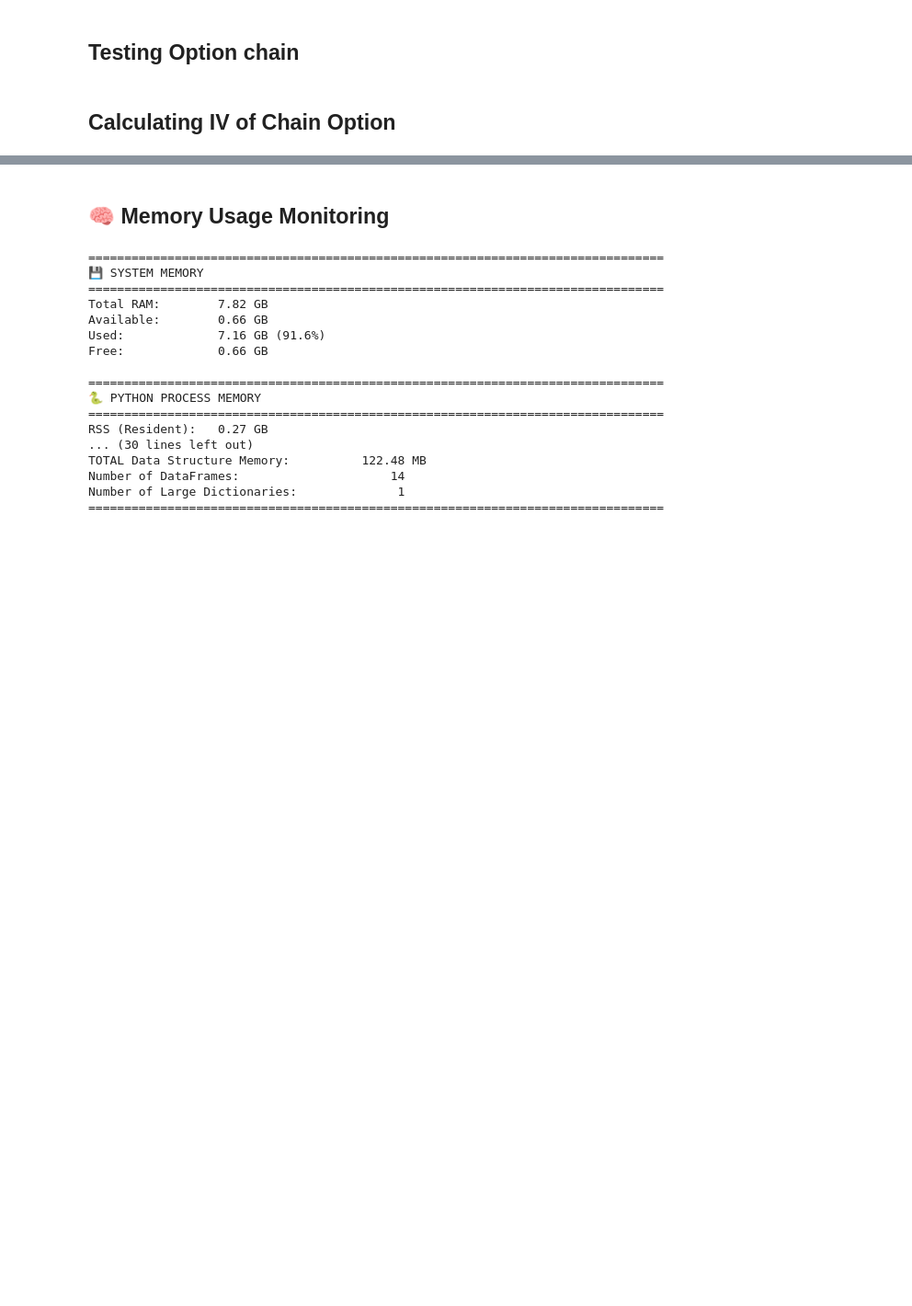
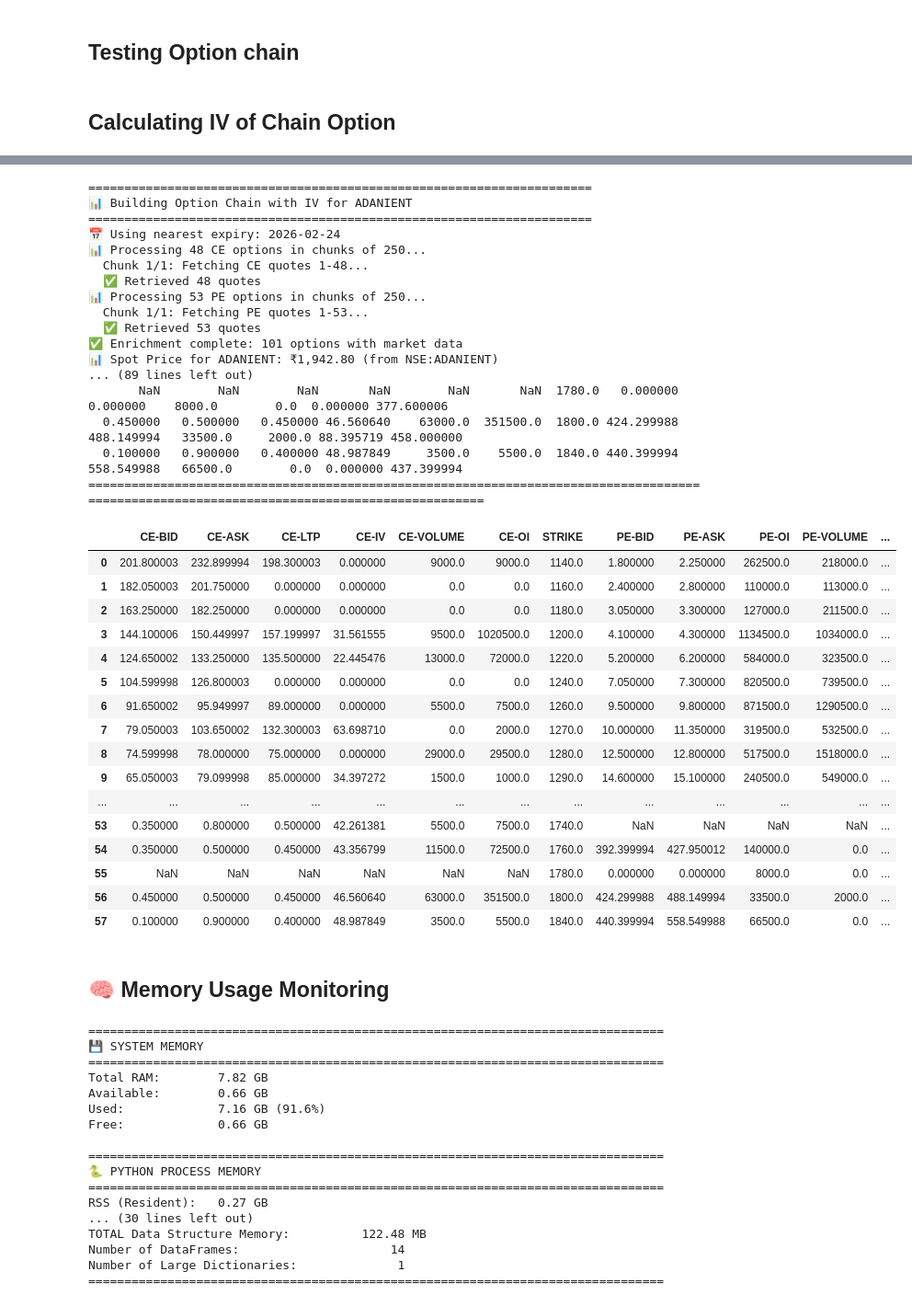
Before and after one commit to sathyakumarnandakumar-cmyk/project-pykite, a Jupyter notebook: tests.ipynb, the cells around one changed output, grey strips where cells are left out. Shown at 92% size. Cells and saved outputs as stored; diff of their text form; code cells hidden in the pictures; blank space fills up the shorter version.

```diff
--- a/tests.ipynb
+++ b/tests.ipynb
@@ -1150,3 +1570,49 @@ SyntaxError: expected 'except' or 'finally' block (2496794002.py, line 15)
+# %%
+# Method 1: Full workflow (recommended)
+chain = get_option_chain_with_iv('ADANIENT')
+chain = get_option_chain_with_iv('NIFTY', expiry='2026-02-06')
+
+# Method 2: Add IV to existing enriched chain
+chain = build_option_chain('RELIANCE', enrich=True)
+chain = calculate_iv_vollib(chain, 'RELIANCE')
+
+# Display with professional format
+show_chain(chain, 'ADANIENT')
+# %% [output]
+======================================================================
+📊 Building Option Chain with IV for ADANIENT
+======================================================================
+📅 Using nearest expiry: 2026-02-24
+📊 Processing 48 CE options in chunks of 250...
+  Chunk 1/1: Fetching CE quotes 1-48...
+  ✅ Retrieved 48 quotes
+📊 Processing 53 PE options in chunks of 250...
+  Chunk 1/1: Fetching PE quotes 1-53...
+  ✅ Retrieved 53 quotes
+✅ Enrichment complete: 101 options with market data
+📊 Spot Price for ADANIENT: ₹1,942.80 (from NSE:ADANIENT)
+... (89 lines left out)
+       NaN        NaN        NaN       NaN        NaN       NaN  1780.0   0.000000   0.000000    8000.0        0.0  0.000000 377.600006
+  0.450000   0.500000   0.450000 46.560640    63000.0  351500.0  1800.0 424.299988 488.149994   33500.0     2000.0 88.395719 458.000000
+  0.100000   0.900000   0.400000 48.987849     3500.0    5500.0  1840.0 440.399994 558.549988   66500.0        0.0  0.000000 437.399994
+============================================================================================================================================
+|  | CE-BID | CE-ASK | CE-LTP | CE-IV | CE-VOLUME | CE-OI | STRIKE | PE-BID | PE-ASK | PE-OI | PE-VOLUME | ... |
+| 0 | 201.800003 | 232.899994 | 198.300003 | 0.000000 | 9000.0 | 9000.0 | 1140.0 | 1.800000 | 2.250000 | 262500.0 | 218000.0 | ... |
+| 1 | 182.050003 | 201.750000 | 0.000000 | 0.000000 | 0.0 | 0.0 | 1160.0 | 2.400000 | 2.800000 | 110000.0 | 113000.0 | ... |
+| 2 | 163.250000 | 182.250000 | 0.000000 | 0.000000 | 0.0 | 0.0 | 1180.0 | 3.050000 | 3.300000 | 127000.0 | 211500.0 | ... |
+| 3 | 144.100006 | 150.449997 | 157.199997 | 31.561555 | 9500.0 | 1020500.0 | 1200.0 | 4.100000 | 4.300000 | 1134500.0 | 1034000.0 | ... |
+| 4 | 124.650002 | 133.250000 | 135.500000 | 22.445476 | 13000.0 | 72000.0 | 1220.0 | 5.200000 | 6.200000 | 584000.0 | 323500.0 | ... |
+| 5 | 104.599998 | 126.800003 | 0.000000 | 0.000000 | 0.0 | 0.0 | 1240.0 | 7.050000 | 7.300000 | 820500.0 | 739500.0 | ... |
+| 6 | 91.650002 | 95.949997 | 89.000000 | 0.000000 | 5500.0 | 7500.0 | 1260.0 | 9.500000 | 9.800000 | 871500.0 | 1290500.0 | ... |
+| 7 | 79.050003 | 103.650002 | 132.300003 | 63.698710 | 0.0 | 2000.0 | 1270.0 | 10.000000 | 11.350000 | 319500.0 | 532500.0 | ... |
+| 8 | 74.599998 | 78.000000 | 75.000000 | 0.000000 | 29000.0 | 29500.0 | 1280.0 | 12.500000 | 12.800000 | 517500.0 | 1518000.0 | ... |
+| 9 | 65.050003 | 79.099998 | 85.000000 | 34.397272 | 1500.0 | 1000.0 | 1290.0 | 14.600000 | 15.100000 | 240500.0 | 549000.0 | ... |
+| ... | ... | ... | ... | ... | ... | ... | ... | ... | ... | ... | ... | ... |
+| 53 | 0.350000 | 0.800000 | 0.500000 | 42.261381 | 5500.0 | 7500.0 | 1740.0 | NaN | NaN | NaN | NaN | ... |
+| 54 | 0.350000 | 0.500000 | 0.450000 | 43.356799 | 11500.0 | 72500.0 | 1760.0 | 392.399994 | 427.950012 | 140000.0 | 0.0 | ... |
+| 55 | NaN | NaN | NaN | NaN | NaN | NaN | 1780.0 | 0.000000 | 0.000000 | 8000.0 | 0.0 | ... |
+| 56 | 0.450000 | 0.500000 | 0.450000 | 46.560640 | 63000.0 | 351500.0 | 1800.0 | 424.299988 | 488.149994 | 33500.0 | 2000.0 | ... |
+| 57 | 0.100000 | 0.900000 | 0.400000 | 48.987849 | 3500.0 | 5500.0 | 1840.0 | 440.399994 | 558.549988 | 66500.0 | 0.0 | ... |
 # %%
 # Calculate IV for the existing 'chain' dataframe
 # Using the global 'chain' variable from previous generation
```
Also changed, not shown: parts of 12 cells of this notebook.
